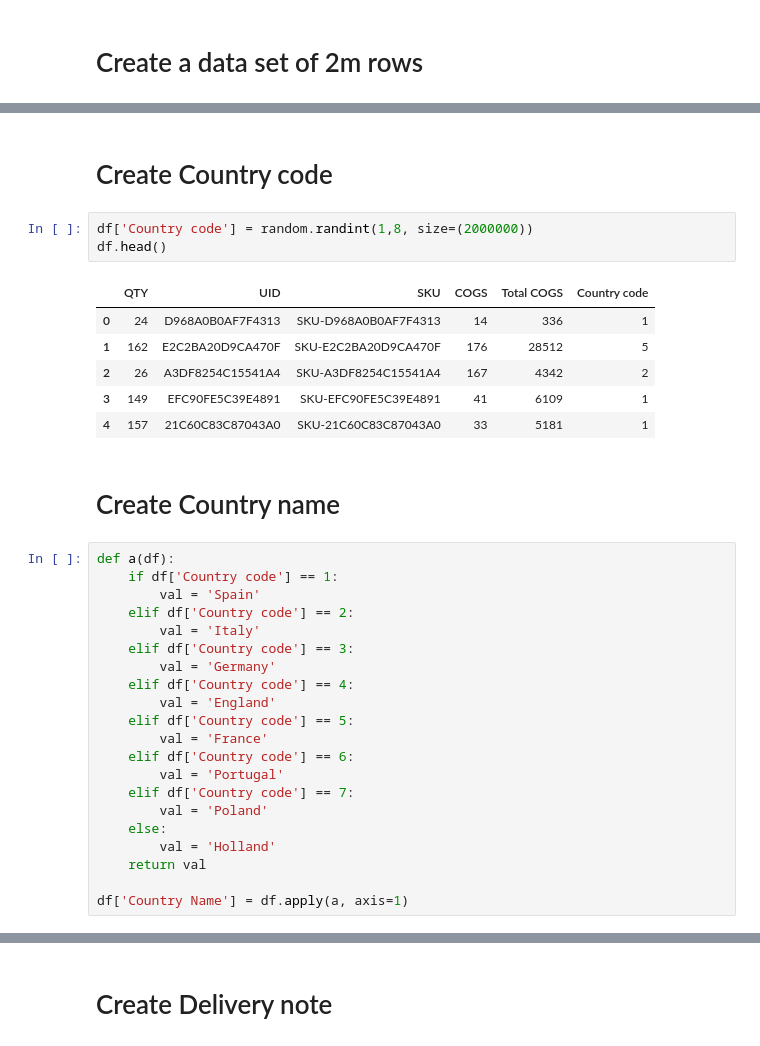
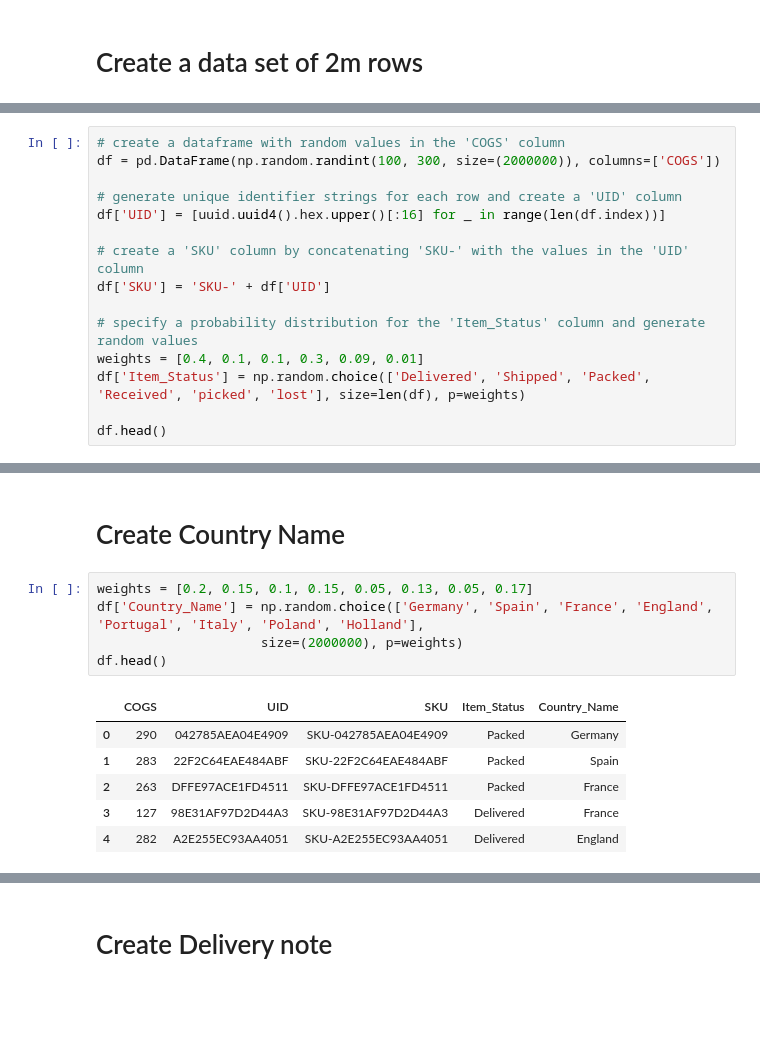
Before and after one commit to A-Moniem/Inventory-Management, a Jupyter notebook: Creating Inventory Dataset.ipynb, the cells around one changed output, grey strips where cells are left out. Drawn from its saved outputs; the diff is of its cells as text; blank space fills up the shorter version.

```diff
--- a/Creating Inventory Dataset.ipynb
+++ b/Creating Inventory Dataset.ipynb
@@ -31,0 +16,15 @@ df.head()
+# %%
+# create a dataframe with random values in the 'COGS' column
+df = pd.DataFrame(np.random.randint(100, 300, size=(2000000)), columns=['COGS'])
+
+# generate unique identifier strings for each row and create a 'UID' column
+df['UID'] = [uuid.uuid4().hex.upper()[:16] for _ in range(len(df.index))]
+
+# create a 'SKU' column by concatenating 'SKU-' with the values in the 'UID' column
+df['SKU'] = 'SKU-' + df['UID']
+
+# specify a probability distribution for the 'Item_Status' column and generate random values
+weights = [0.4, 0.1, 0.1, 0.3, 0.09, 0.01]
+df['Item_Status'] = np.random.choice(['Delivered', 'Shipped', 'Packed', 'Received', 'picked', 'lost'], size=len(df), p=weights)
+
+df.head()
@@ -32,35 +38,14 @@ df.head()
 # %% [markdown]
-# Create Country code
+# Create Country Name
 # %%
-df['Country code'] = random.randint(1,8, size=(2000000))
+weights = [0.2, 0.15, 0.1, 0.15, 0.05, 0.13, 0.05, 0.17]
+df['Country_Name'] = np.random.choice(['Germany', 'Spain', 'France', 'England', 'Portugal', 'Italy', 'Poland', 'Holland'],
+                     size=(2000000), p=weights)
 df.head()
 # %% [output]
-|  | QTY | UID | SKU | COGS | Total COGS | Country code |
-| 0 | 24 | D968A0B0AF7F4313 | SKU-D968A0B0AF7F4313 | 14 | 336 | 1 |
-| 1 | 162 | E2C2BA20D9CA470F | SKU-E2C2BA20D9CA470F | 176 | 28512 | 5 |
-| 2 | 26 | A3DF8254C15541A4 | SKU-A3DF8254C15541A4 | 167 | 4342 | 2 |
-| 3 | 149 | EFC90FE5C39E4891 | SKU-EFC90FE5C39E4891 | 41 | 6109 | 1 |
-| 4 | 157 | 21C60C83C87043A0 | SKU-21C60C83C87043A0 | 33 | 5181 | 1 |
+|  | COGS | UID | SKU | Item_Status | Country_Name |
+| 0 | 290 | 042785AEA04E4909 | SKU-042785AEA04E4909 | Packed | Germany |
+| 1 | 283 | 22F2C64EAE484ABF | SKU-22F2C64EAE484ABF | Packed | Spain |
+| 2 | 263 | DFFE97ACE1FD4511 | SKU-DFFE97ACE1FD4511 | Packed | France |
+| 3 | 127 | 98E31AF97D2D44A3 | SKU-98E31AF97D2D44A3 | Delivered | France |
+| 4 | 282 | A2E255EC93AA4051 | SKU-A2E255EC93AA4051 | Delivered | England |
-# %% [markdown]
-# Create Country name
-# %%
-def a(df):
-    if df['Country code'] == 1:
-        val = 'Spain'
-    elif df['Country code'] == 2:
-        val = 'Italy'
-    elif df['Country code'] == 3:
-        val = 'Germany'
-    elif df['Country code'] == 4:
-        val = 'England'
-    elif df['Country code'] == 5:
-        val = 'France'
-    elif df['Country code'] == 6:
-        val = 'Portugal'
-    elif df['Country code'] == 7:
-        val = 'Poland'
-    else:
-        val = 'Holland'
-    return val
-
-df['Country Name'] = df.apply(a, axis=1)
```
Also changed, not shown: parts of 20 cells of this notebook.
